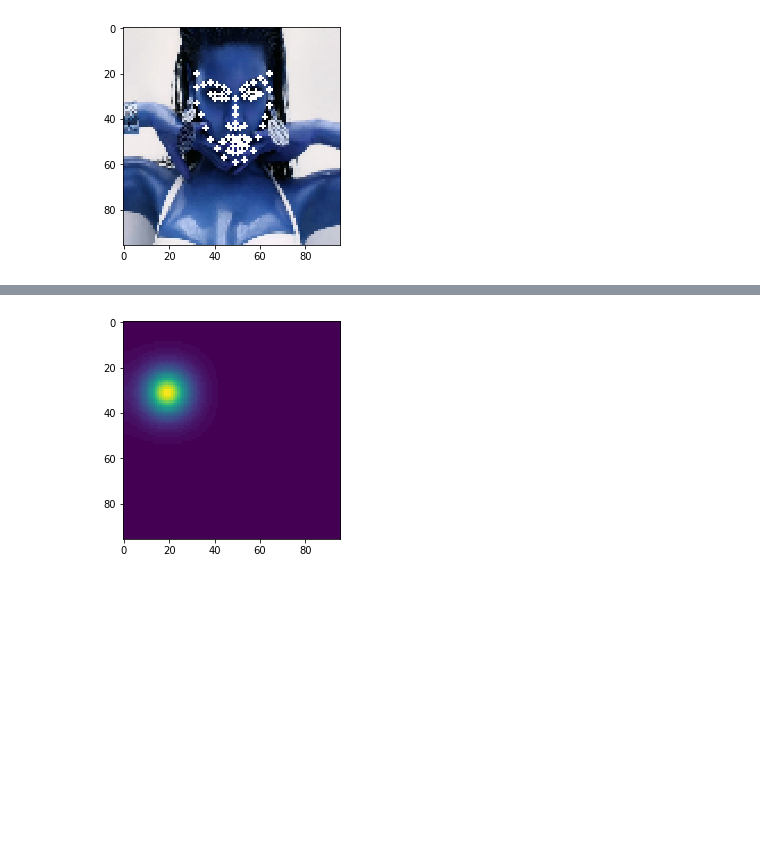
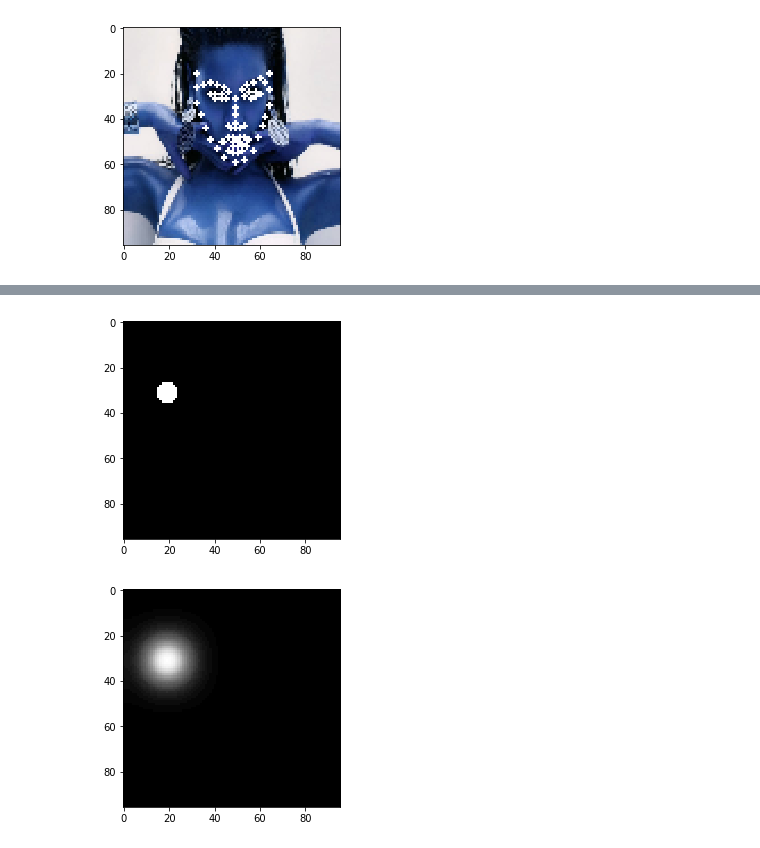
Before and after one commit to Curiousss/FLD, a Jupyter notebook: Main.ipynb, the cells around one changed output, grey strips where cells are left out. Drawn from its saved outputs; the diff is of its cells as text; code cells hidden in the pictures; blank space fills up the shorter version.

Commit message:
kernel conv on 1 input

```diff
--- a/Main.ipynb
+++ b/Main.ipynb
@@ -98,7 +98,7 @@ for p in new_points:
     y = int(p[1])
     heatmap[i][x][y][0] = 1 # 255 WHite
 
-    plt.imshow(heatmap[i].squeeze())
+    plt.imshow(heatmap[i].squeeze(), cmap='Greys_r')
     plt.show()
     i = i+1
     break
@@ -113,18 +113,12 @@ kernel45 = np.fromfile(f, dtype = np.float32, count = -1, sep = " ")
 kernel45 = np.reshape(kernel45, (45, 45))
 # %%
 dst = cv2.filter2D(heatmap[0],-1,kernel45)
-dst = cv2.filter2D(dst,-1,kernel45)
-#dst = cv2.filter2D(dst,-1,kernel45)
-#plt.imshow(heatmap[0])
-#plt.show()
-#blur = cv2.GaussianBlur(heatmap[0], (5,5), 0)
-#blur = blur.reshape(96, 96)
-#print(blur.shape)
-#plt.subplot(122),
-plt.imshow(dst)
-''',plt.title('Blurred')
-plt.xticks([]), plt.yticks([])
-'''
+dst1 = cv2.filter2D(dst,-1,kernel45)
+
+plt.imshow(dst, cmap='Greys_r')
 plt.show()
+plt.imshow(dst1, cmap='Greys_r')
+plt.show()
 # %% [output]
-[figure, old version]
+[figure, new version]
+[figure, added]
```
Also changed, not shown: parts of 4 cells of this notebook.
